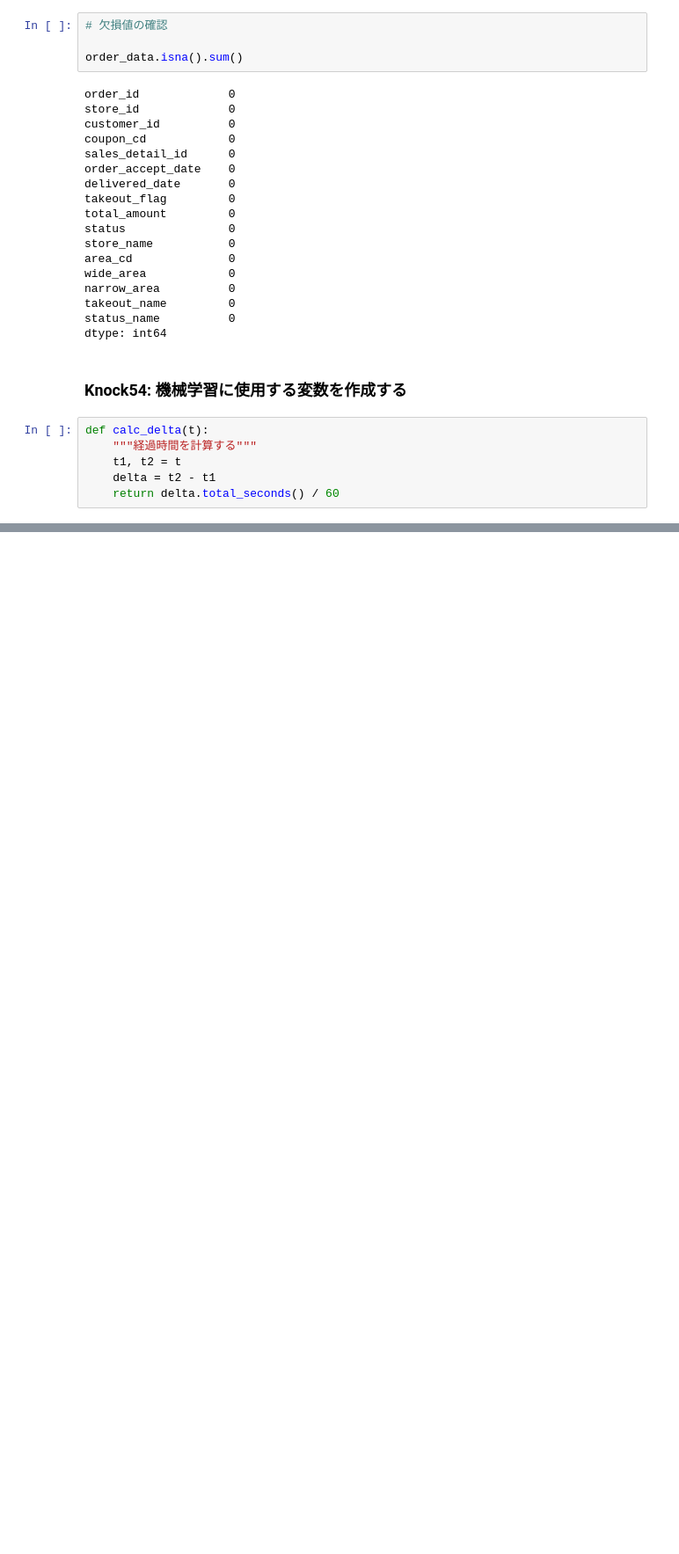
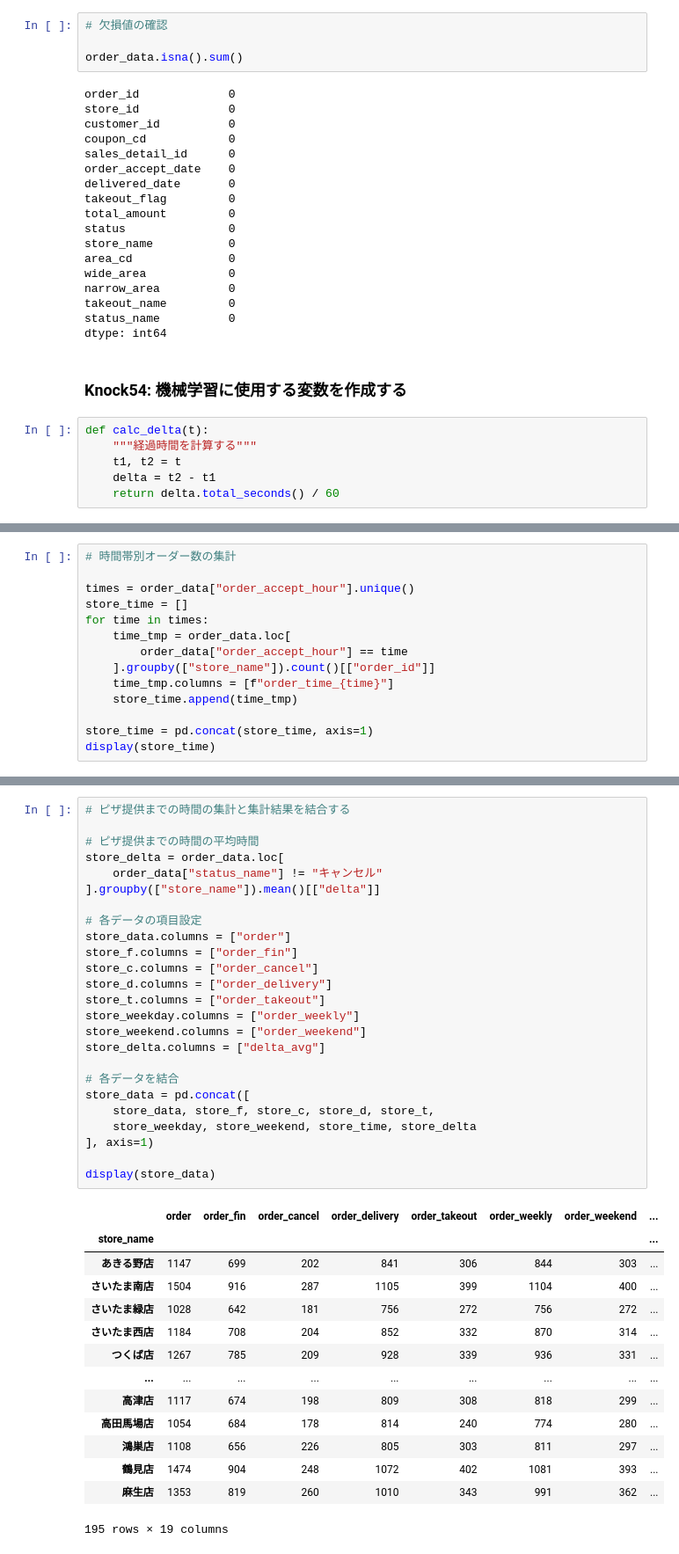
Before and after one commit to ginmaruGH/python-practical-machine-learning-system-100knocks, a Jupyter notebook: ch06/ch06.ipynb, the cells around one changed output, grey strips where cells are left out. Shown at 88% size. Saved outputs shown, nothing was run; the diff lists cells and outputs as text; blank space fills up the shorter version.

```diff
--- a/ch06/ch06.ipynb
+++ b/ch06/ch06.ipynb
@@ -275,0 +307,14 @@ display(order_data)
+# %%
+# 時間帯別オーダー数の集計
+
+times = order_data["order_accept_hour"].unique()
+store_time = []
+for time in times:
+    time_tmp = order_data.loc[
+        order_data["order_accept_hour"] == time
+    ].groupby(["store_name"]).count()[["order_id"]]
+    time_tmp.columns = [f"order_time_{time}"]
+    store_time.append(time_tmp)
+
+store_time = pd.concat(store_time, axis=1)
+display(store_time)
@@ -275,0 +336,40 @@ display(order_data)
+# %%
+# ピザ提供までの時間の集計と集計結果を結合する
+
+# ピザ提供までの時間の平均時間
+store_delta = order_data.loc[
+    order_data["status_name"] != "キャンセル"
+].groupby(["store_name"]).mean()[["delta"]]
+
+# 各データの項目設定
+store_data.columns = ["order"]
+store_f.columns = ["order_fin"]
+store_c.columns = ["order_cancel"]
+store_d.columns = ["order_delivery"]
+store_t.columns = ["order_takeout"]
+store_weekday.columns = ["order_weekly"]
+store_weekend.columns = ["order_weekend"]
+store_delta.columns = ["delta_avg"]
+
+# 各データを結合
+store_data = pd.concat([
+    store_data, store_f, store_c, store_d, store_t,
+    store_weekday, store_weekend, store_time, store_delta
+], axis=1)
+
+display(store_data)
+# %% [output]
+|  | order | order_fin | order_cancel | order_delivery | order_takeout | order_weekly | order_weekend | ... |
+| store_name |  |  |  |  |  |  |  | ... |
+| あきる野店 | 1147 | 699 | 202 | 841 | 306 | 844 | 303 | ... |
+| さいたま南店 | 1504 | 916 | 287 | 1105 | 399 | 1104 | 400 | ... |
+| さいたま緑店 | 1028 | 642 | 181 | 756 | 272 | 756 | 272 | ... |
+| さいたま西店 | 1184 | 708 | 204 | 852 | 332 | 870 | 314 | ... |
+| つくば店 | 1267 | 785 | 209 | 928 | 339 | 936 | 331 | ... |
+| ... | ... | ... | ... | ... | ... | ... | ... | ... |
+| 高津店 | 1117 | 674 | 198 | 809 | 308 | 818 | 299 | ... |
+| 高田馬場店 | 1054 | 684 | 178 | 814 | 240 | 774 | 280 | ... |
+| 鴻巣店 | 1108 | 656 | 226 | 805 | 303 | 811 | 297 | ... |
+| 鶴見店 | 1474 | 904 | 248 | 1072 | 402 | 1081 | 393 | ... |
+| 麻生店 | 1353 | 819 | 260 | 1010 | 343 | 991 | 362 | ... |
+195 rows × 19 columns
```
Also changed, not shown: parts of 7 cells of this notebook.
